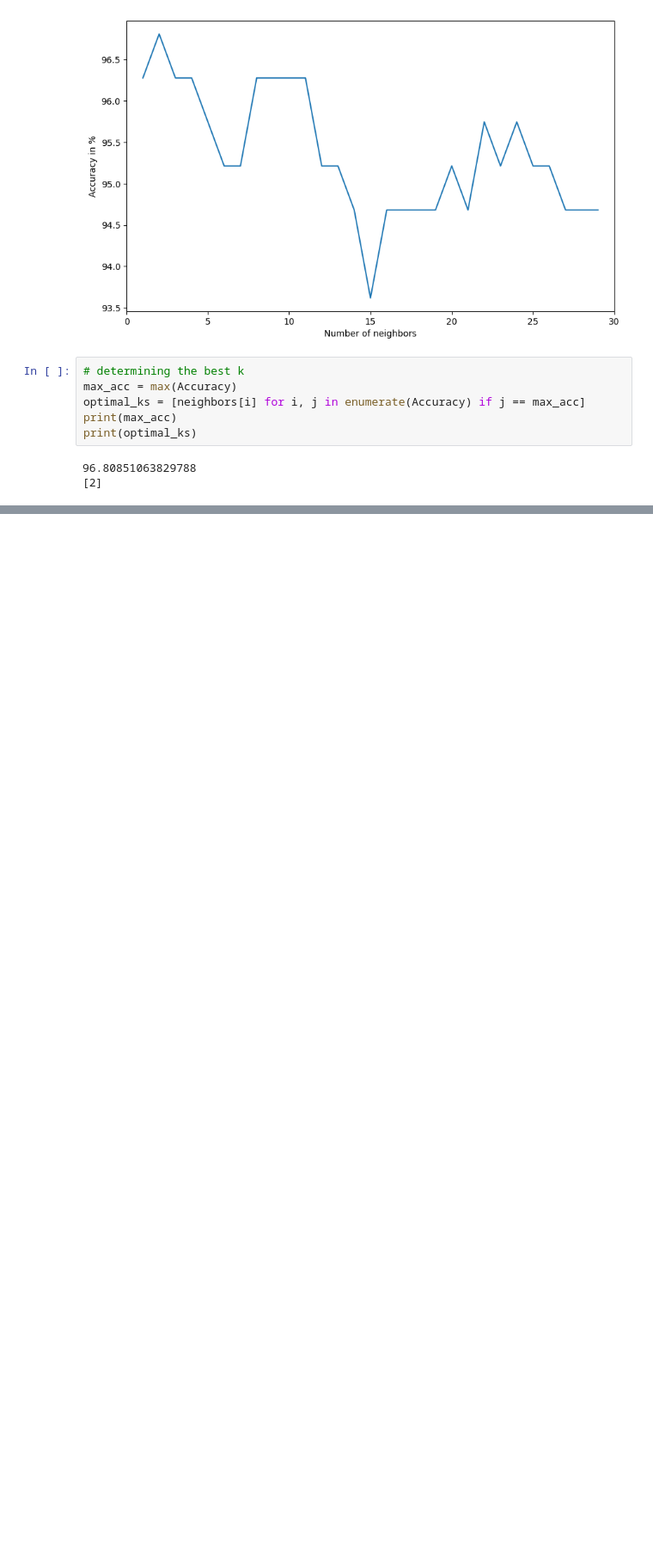
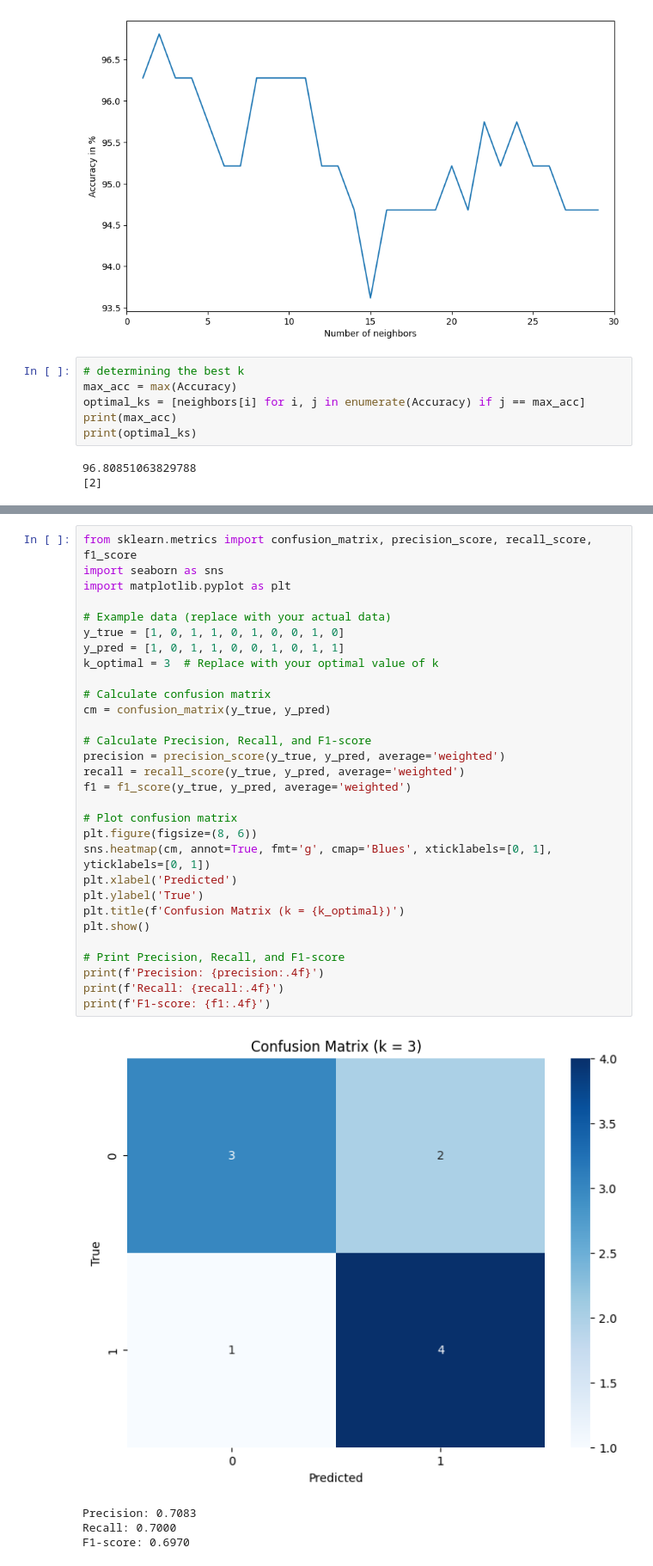
Before and after one commit to akkkiii08/FMML_Projects-and-Labs, a Jupyter notebook: Module3_Lab4_ML_Akshay.ipynb, the cells around one changed output, grey strips where cells are left out. Shown at 86% size. Saved outputs shown, nothing was run; the diff lists cells and outputs as text; blank space fills up the shorter version.

```diff
--- a/Module3_Lab4_ML_Akshay.ipynb
+++ b/Module3_Lab4_ML_Akshay.ipynb
@@ -261,0 +336,35 @@ print(optimal_ks)
+# %%
+from sklearn.metrics import confusion_matrix, precision_score, recall_score, f1_score
+import seaborn as sns
+import matplotlib.pyplot as plt
+
+# Example data (replace with your actual data)
+y_true = [1, 0, 1, 1, 0, 1, 0, 0, 1, 0]
+y_pred = [1, 0, 1, 1, 0, 0, 1, 0, 1, 1]
+k_optimal = 3  # Replace with your optimal value of k
+
+# Calculate confusion matrix
+cm = confusion_matrix(y_true, y_pred)
+
+# Calculate Precision, Recall, and F1-score
+precision = precision_score(y_true, y_pred, average='weighted')
+recall = recall_score(y_true, y_pred, average='weighted')
+f1 = f1_score(y_true, y_pred, average='weighted')
+
+# Plot confusion matrix
+plt.figure(figsize=(8, 6))
+sns.heatmap(cm, annot=True, fmt='g', cmap='Blues', xticklabels=[0, 1], yticklabels=[0, 1])
+plt.xlabel('Predicted')
+plt.ylabel('True')
+plt.title(f'Confusion Matrix (k = {k_optimal})')
+plt.show()
+
+# Print Precision, Recall, and F1-score
+print(f'Precision: {precision:.4f}')
+print(f'Recall: {recall:.4f}')
+print(f'F1-score: {f1:.4f}')
+# %% [output]
+[figure, added]
+Precision: 0.7083
+Recall: 0.7000
+F1-score: 0.6970
```
Also changed, not shown: parts of 5 cells of this notebook.
